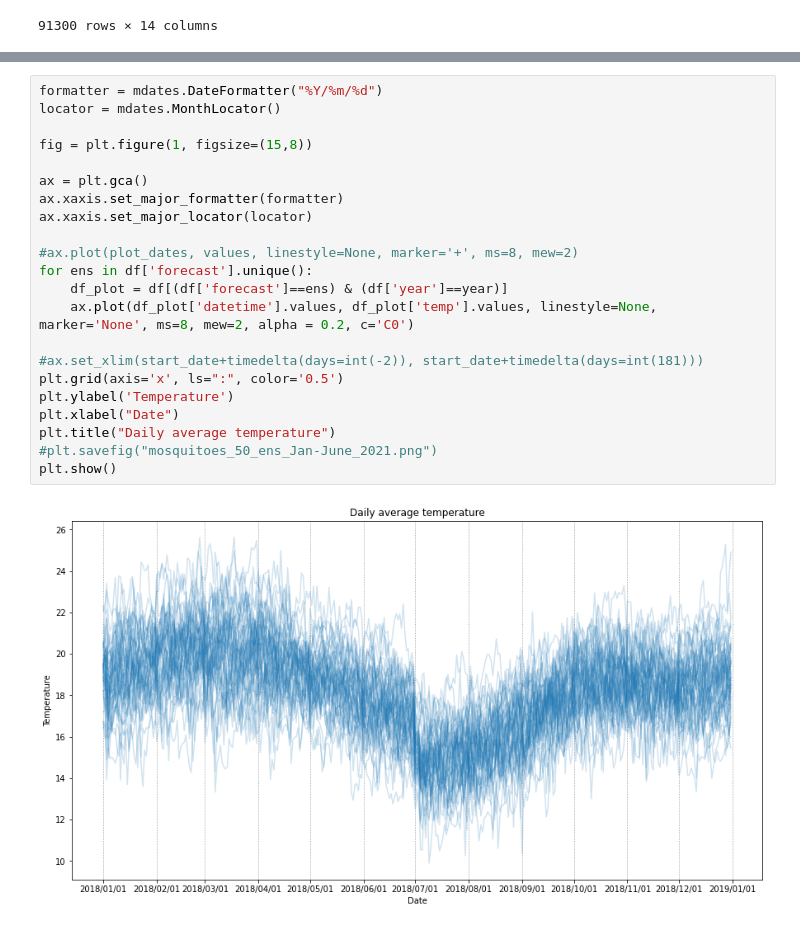
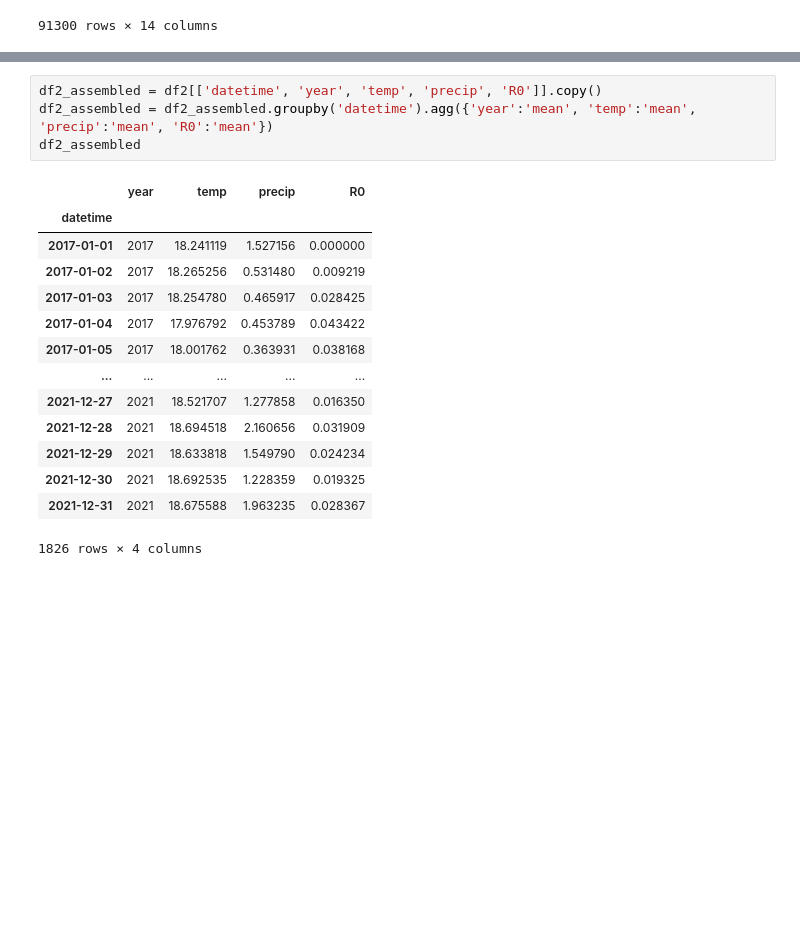
Before and after one commit to IBM/UQ-climate-impact-benchmarking, a Jupyter notebook: Malaria_modeling.ipynb, the cells around one changed output, grey strips where cells are left out. Cells and saved outputs as stored; diff of their text form; blank space fills up the shorter version.

```diff
--- a/Malaria_modeling.ipynb
+++ b/Malaria_modeling.ipynb
@@ -212,24 +246,19 @@ plt.show()
-# %%
-formatter = mdates.DateFormatter("%Y/%m/%d")
-locator = mdates.MonthLocator()
-
-fig = plt.figure(1, figsize=(15,8))
-
-ax = plt.gca()
-ax.xaxis.set_major_formatter(formatter)
-ax.xaxis.set_major_locator(locator)
-
-#ax.plot(plot_dates, values, linestyle=None, marker='+', ms=8, mew=2)
-for ens in df['forecast'].unique():
-    df_plot = df[(df['forecast']==ens) & (df['year']==year)]
-    ax.plot(df_plot['datetime'].values, df_plot['temp'].values, linestyle=None, marker='None', ms=8, mew=2, alpha = 0.2, c='C0')
-
-#ax.set_xlim(start_date+timedelta(days=int(-2)), start_date+timedelta(days=int(181)))
-plt.grid(axis='x', ls=":", color='0.5')
-plt.ylabel('Temperature')
-plt.xlabel("Date")
-plt.title("Daily average temperature")
-#plt.savefig("mosquitoes_50_ens_Jan-June_2021.png")
-plt.show()
-# %% [output]
-[figure, removed]
+# %%
+df2_assembled = df2[['datetime', 'year', 'temp', 'precip', 'R0']].copy()
+df2_assembled = df2_assembled.groupby('datetime').agg({'year':'mean', 'temp':'mean', 'precip':'mean', 'R0':'mean'})
+df2_assembled
+# %% [output]
+|  | year | temp | precip | R0 |
+| datetime |  |  |  |  |
+| 2017-01-01 | 2017 | 18.241119 | 1.527156 | 0.000000 |
+| 2017-01-02 | 2017 | 18.265256 | 0.531480 | 0.009219 |
+| 2017-01-03 | 2017 | 18.254780 | 0.465917 | 0.028425 |
+| 2017-01-04 | 2017 | 17.976792 | 0.453789 | 0.043422 |
+| 2017-01-05 | 2017 | 18.001762 | 0.363931 | 0.038168 |
+| ... | ... | ... | ... | ... |
+| 2021-12-27 | 2021 | 18.521707 | 1.277858 | 0.016350 |
+| 2021-12-28 | 2021 | 18.694518 | 2.160656 | 0.031909 |
+| 2021-12-29 | 2021 | 18.633818 | 1.549790 | 0.024234 |
+| 2021-12-30 | 2021 | 18.692535 | 1.228359 | 0.019325 |
+| 2021-12-31 | 2021 | 18.675588 | 1.963235 | 0.028367 |
+1826 rows × 4 columns
```
Also changed, not shown: parts of 12 cells of this notebook, 1 other file.
